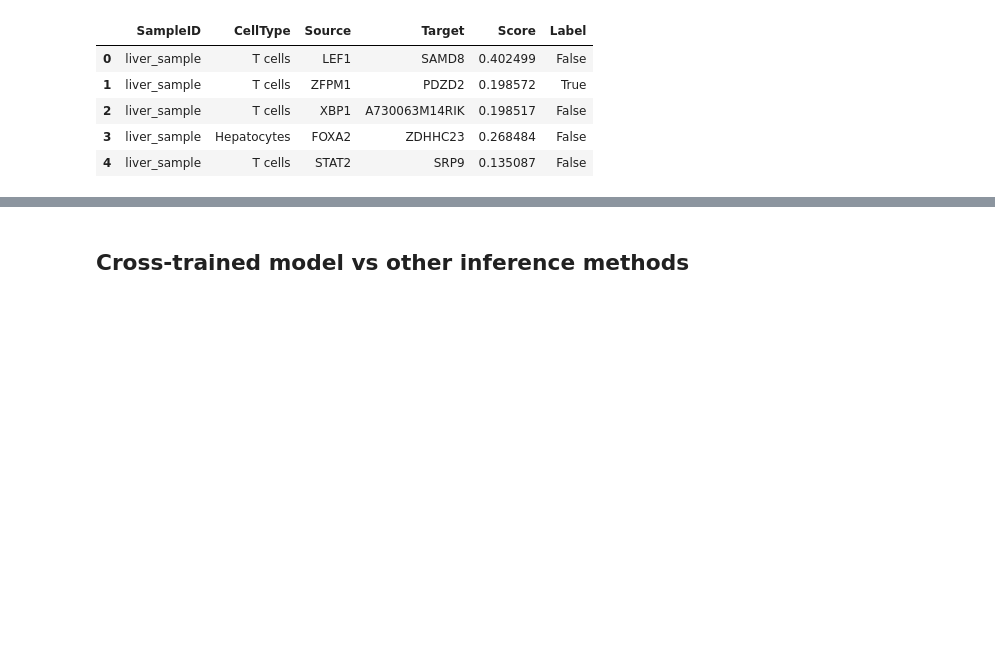
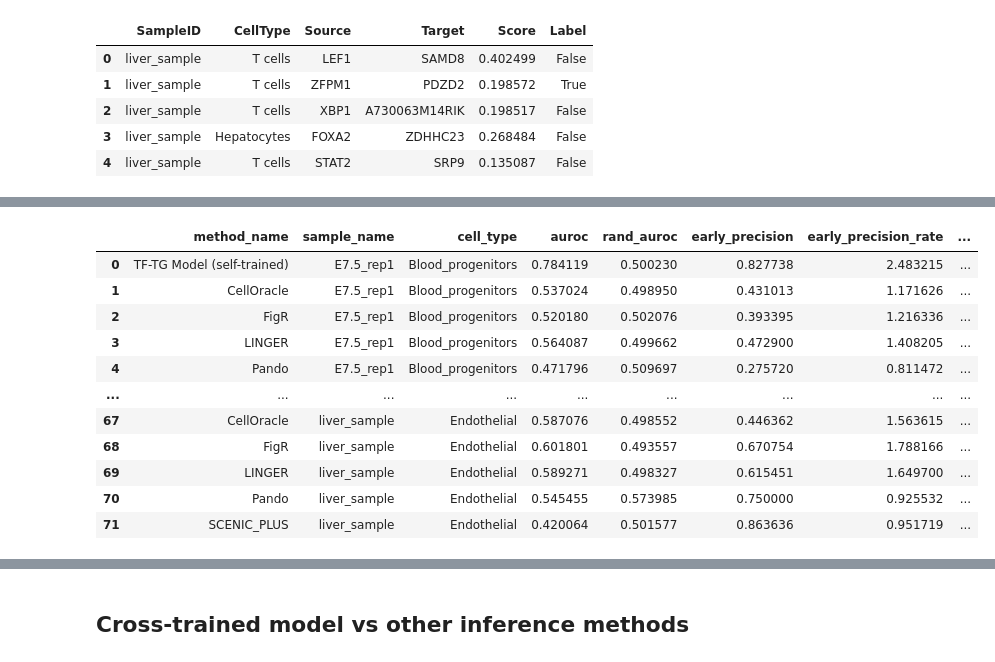
Before and after one commit to emoeller80281/Custom_GRN_Inference, a Jupyter notebook: TETHER/scripts/celltype_model_evaluation.ipynb, the cells around one changed output, grey strips where cells are left out. Cells and saved outputs as stored; diff of their text form; code cells hidden in the pictures; blank space fills up the shorter version.

```diff
--- a/TETHER/scripts/celltype_model_evaluation.ipynb
+++ b/TETHER/scripts/celltype_model_evaluation.ipynb
@@ -983,0 +1256,7 @@ Loading evaluation GRN from /gpfs/Labs/Uzun/SCRIPTS/PROJECTS/2024.SINGLE_CELL_GR
+# %%
+import pickle
+
+cache_dir = Path(test_run_config["cache_dir"])
+
+with open(cache_dir / "method_grn_dict.pkl", "wb") as f:
+    pickle.dump(method_grn_dict, f)
@@ -983,0 +1599,86 @@ Loading evaluation GRN from /gpfs/Labs/Uzun/SCRIPTS/PROJECTS/2024.SINGLE_CELL_GR
+# %%
+from sklearn.metrics import average_precision_score
+
+
+def compute_celltype_metrics(
+    method_name: str,
+    sample_name: str,
+    celltype: str,
+    method_grns: dict,
+    top_fraction: float = 0.10,
+    top_k_edges: int | None = None,
+):
+    """
+    Run compute_metrics on one method_grn_dict[sample][celltype][method] entry.
+
+    The labeled universes already hold every candidate pair and its GT label,
+    so the GT and universe sets are read from them.
+    """
+    universe_df = method_grns["full_universe"]
+    auprc_df = method_grns["auprc_universe"]
+
+    pairs = universe_df["Source"] + "\t" + universe_df["Target"]
+    is_gt = universe_df["_in_gt"].astype(bool)
+
+    universe_targets_by_tf = universe_df.groupby("Source")["Target"].agg(set).to_dict()
+    gt_targets_by_tf = {tf: set() for tf in universe_targets_by_tf}
+    gt_targets_by_tf.update(
+        universe_df.loc[is_gt].groupby("Source")["Target"].agg(set).to_dict()
+    )
+
+    metrics_df = compute_metrics(
+        method_name=method_name,
+        sample_name=sample_name,
+        df=universe_df,
+        gt_pairs=set(pairs[is_gt]),
+        gt_tfs=set(universe_df["Source"]),
+        gt_targets=set(universe_df["Target"]),
+        universe_pairs=set(pairs),
+        universe_targets_by_tf=universe_targets_by_tf,
+        gt_targets_by_tf=gt_targets_by_tf,
+        score_threshold=0.5,
+        top_fraction=top_fraction,
+        top_k_edges=top_k_edges,
+        ptf_alpha=0.05,
+    )
+    metrics_df.insert(2, "cell_type", celltype)
+
+    # AUPRC uses the 1:10 positive:negative universe.
+    if auprc_df["_in_gt"].nunique() == 2:
+        metrics_df["auprc"] = average_precision_score(auprc_df["_in_gt"], auprc_df["Score"])
+        metrics_df["rand_auprc"] = average_precision_score(
+            auprc_df["_in_gt"], np.random.rand(len(auprc_df))
+        )
+    else:
+        metrics_df["auprc"] = np.nan
+        metrics_df["rand_auprc"] = np.nan
+
+    return metrics_df
+
+
+metric_frames = []
+for sample_name, celltype_dict in method_grn_dict.items():
+    for celltype, method_dict in celltype_dict.items():
+        for method_name, method_grns in method_dict.items():
+            # Methods with no GRN file for this cell type have an empty entry.
+            if "full_universe" not in method_grns:
+                continue
+            metric_frames.append(
+                compute_celltype_metrics(method_name, sample_name, celltype, method_grns)
+            )
+
+celltype_metrics_df = pd.concat(metric_frames, ignore_index=True)
+display(celltype_metrics_df)
+# %% [output]
+|  | method_name | sample_name | cell_type | auroc | rand_auroc | early_precision | early_precision_rate | ... |
+| 0 | TF-TG Model (self-trained) | E7.5_rep1 | Blood_progenitors | 0.784119 | 0.500230 | 0.827738 | 2.483215 | ... |
+| 1 | CellOracle | E7.5_rep1 | Blood_progenitors | 0.537024 | 0.498950 | 0.431013 | 1.171626 | ... |
+| 2 | FigR | E7.5_rep1 | Blood_progenitors | 0.520180 | 0.502076 | 0.393395 | 1.216336 | ... |
+| 3 | LINGER | E7.5_rep1 | Blood_progenitors | 0.564087 | 0.499662 | 0.472900 | 1.408205 | ... |
+| 4 | Pando | E7.5_rep1 | Blood_progenitors | 0.471796 | 0.509697 | 0.275720 | 0.811472 | ... |
+| ... | ... | ... | ... | ... | ... | ... | ... | ... |
+| 67 | CellOracle | liver_sample | Endothelial | 0.587076 | 0.498552 | 0.446362 | 1.563615 | ... |
+| 68 | FigR | liver_sample | Endothelial | 0.601801 | 0.493557 | 0.670754 | 1.788166 | ... |
+| 69 | LINGER | liver_sample | Endothelial | 0.589271 | 0.498327 | 0.615451 | 1.649700 | ... |
+| 70 | Pando | liver_sample | Endothelial | 0.545455 | 0.573985 | 0.750000 | 0.925532 | ... |
+| 71 | SCENIC_PLUS | liver_sample | Endothelial | 0.420064 | 0.501577 | 0.863636 | 0.951719 | ... |
```
Also changed, not shown: parts of 9 cells of this notebook.
